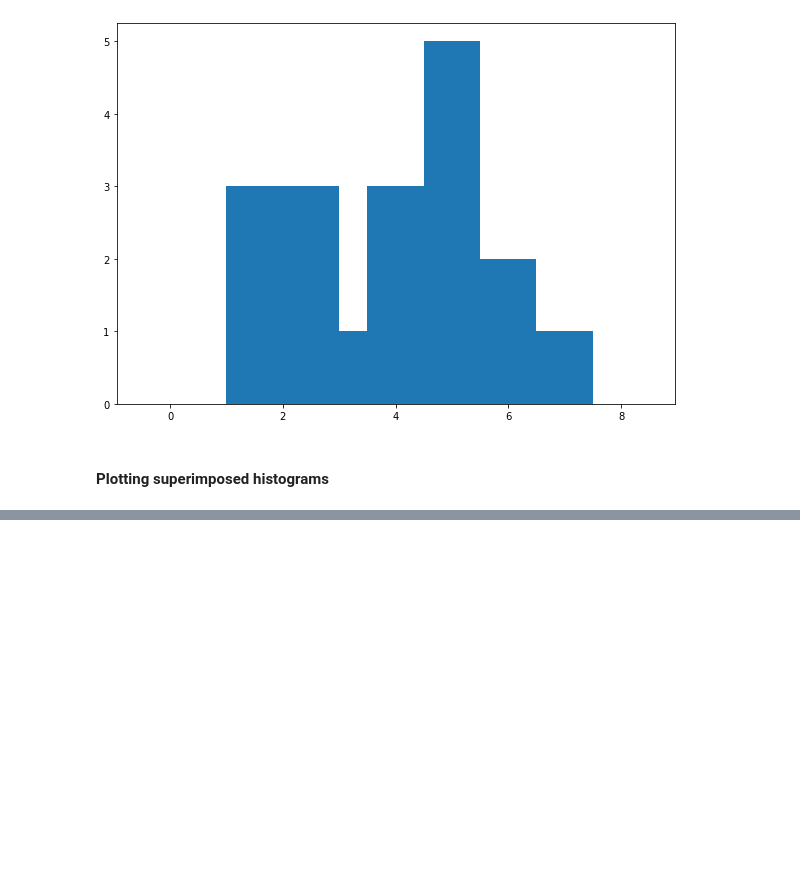
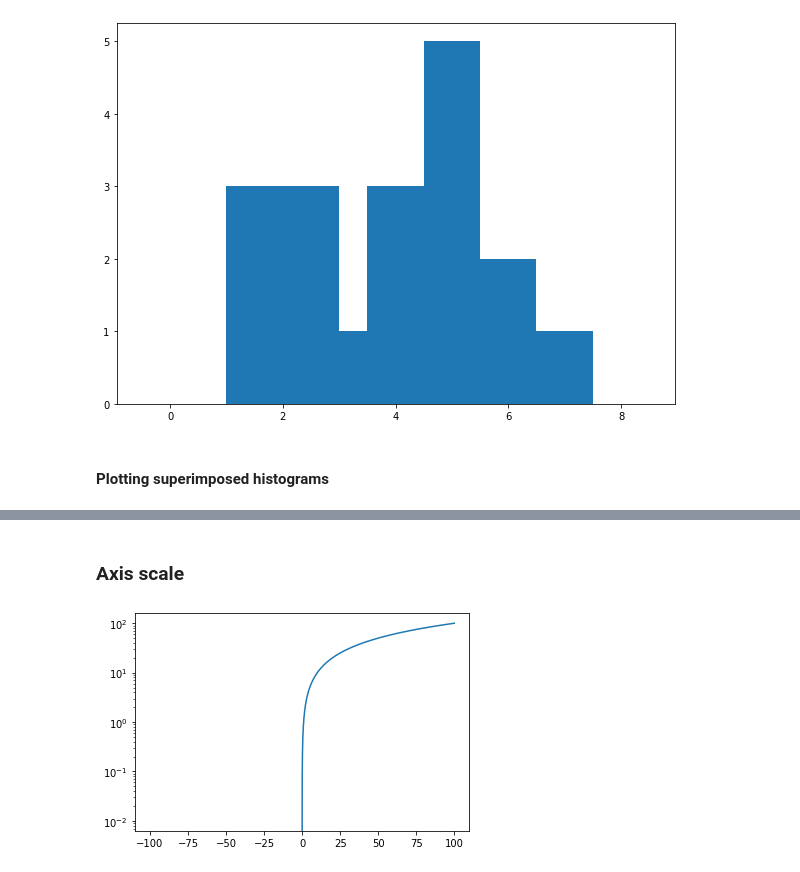
Before and after one commit to soslin/python_review, a Jupyter notebook: 03_matplotlib_and_seaborn.ipynb, the cells around one changed output, grey strips where cells are left out. Cells and saved outputs as stored; diff of their text form; code cells hidden in the pictures; blank space fills up the shorter version.

```diff
--- a/03_matplotlib_and_seaborn.ipynb
+++ b/03_matplotlib_and_seaborn.ipynb
@@ -282,0 +280,12 @@ plt.show()
+# %% [markdown]
+### Axis scale
+# %%
+x = [n / 100 for n in range(-10000,10000)]
+y = list(x)
+
+plt.plot(x,y)
+plt.xscale('linear') #default
+plt.yscale('log')
+plt.show()
+# %% [output]
+[figure, added]
```
Also changed, not shown: parts of 10 cells of this notebook.
